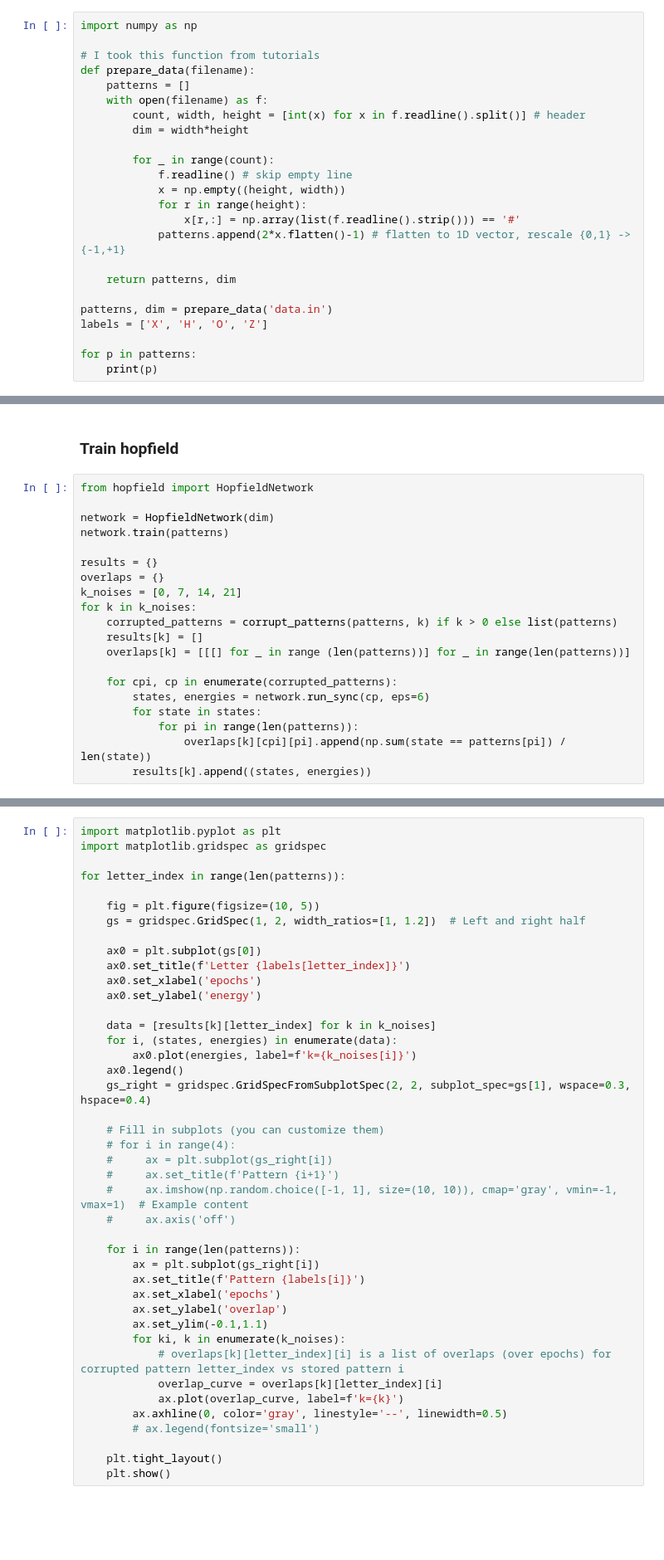
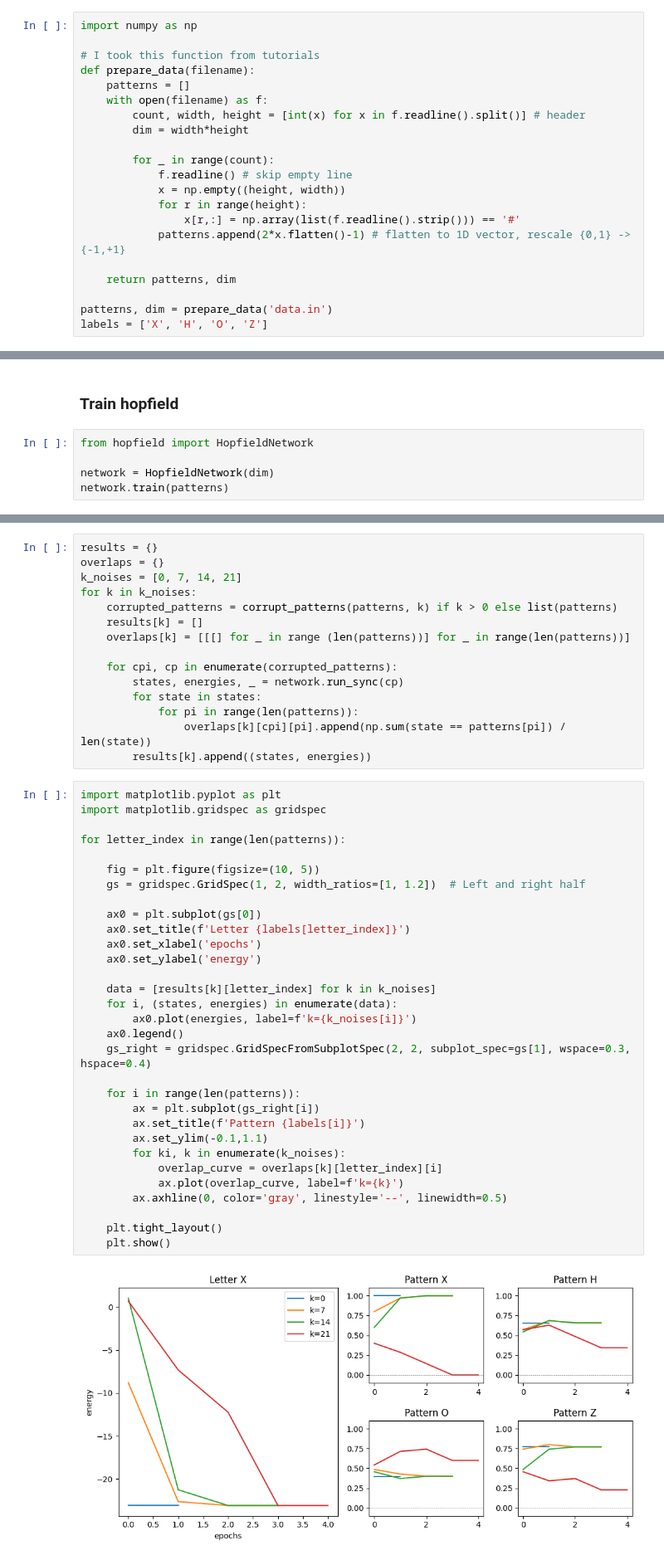
Before and after one commit to misosvec/neural-networks-assignments, a Jupyter notebook: hopfield-network/main.ipynb, the cells around one changed output, grey strips where cells are left out. Shown at 83% size. Cells and saved outputs as stored; diff of their text form; blank space fills up the shorter version.

```diff
--- a/hopfield-network/main.ipynb
+++ b/hopfield-network/main.ipynb
@@ -25,6 +25,3 @@ def prepare_data(filename):
 
 patterns, dim = prepare_data('data.in')
 labels = ['X', 'H', 'O', 'Z']
-
-for p in patterns:
-    print(p)
@@ -66,18 +43,3 @@ from hopfield import HopfieldNetwork
 
 network = HopfieldNetwork(dim)
 network.train(patterns)
-
-results = {}
-overlaps = {}
-k_noises = [0, 7, 14, 21]
-for k in k_noises:
-    corrupted_patterns = corrupt_patterns(patterns, k) if k > 0 else list(patterns)
-    results[k] = []
-    overlaps[k] = [[[] for _ in range (len(patterns))] for _ in range(len(patterns))]
-
-    for cpi, cp in enumerate(corrupted_patterns):
-        states, energies = network.run_sync(cp, eps=6)
-        for state in states:
-            for pi in range(len(patterns)):
-                overlaps[k][cpi][pi].append(np.sum(state == patterns[pi]) / len(state))
-        results[k].append((states, energies))
@@ -84,42 +48,48 @@ for k in k_noises:
+# %%
+results = {}
+overlaps = {}
+k_noises = [0, 7, 14, 21]
+for k in k_noises:
+    corrupted_patterns = corrupt_patterns(patterns, k) if k > 0 else list(patterns)
+    results[k] = []
+    overlaps[k] = [[[] for _ in range (len(patterns))] for _ in range(len(patterns))]
+
+    for cpi, cp in enumerate(corrupted_patterns):
+        states, energies, _ = network.run_sync(cp)
+        for state in states:
+            for pi in range(len(patterns)):
+                overlaps[k][cpi][pi].append(np.sum(state == patterns[pi]) / len(state))
+        results[k].append((states, energies))
 # %%
 import matplotlib.pyplot as plt
 import matplotlib.gridspec as gridspec
 
 for letter_index in range(len(patterns)):
 
     fig = plt.figure(figsize=(10, 5))
     gs = gridspec.GridSpec(1, 2, width_ratios=[1, 1.2])  # Left and right half
 
     ax0 = plt.subplot(gs[0])
     ax0.set_title(f'Letter {labels[letter_index]}')
     ax0.set_xlabel('epochs')
     ax0.set_ylabel('energy')
 
     data = [results[k][letter_index] for k in k_noises]
     for i, (states, energies) in enumerate(data):
         ax0.plot(energies, label=f'k={k_noises[i]}')
     ax0.legend()
     gs_right = gridspec.GridSpecFromSubplotSpec(2, 2, subplot_spec=gs[1], wspace=0.3, hspace=0.4)
 
-    # Fill in subplots (you can customize them)
-    # for i in range(4):
-    #     ax = plt.subplot(gs_right[i])
-    #     ax.set_title(f'Pattern {i+1}')
-    #     ax.imshow(np.random.choice([-1, 1], size=(10, 10)), cmap='gray', vmin=-1, vmax=1)  # Example content
-    #     ax.axis('off')
-
     for i in range(len(patterns)):
         ax = plt.subplot(gs_right[i])
         ax.set_title(f'Pattern {labels[i]}')
-        ax.set_xlabel('epochs')
-        ax.set_ylabel('overlap')
         ax.set_ylim(-0.1,1.1)
         for ki, k in enumerate(k_noises):
-            # overlaps[k][letter_index][i] is a list of overlaps (over epochs) for corrupted pattern letter_index vs stored pattern i
             overlap_curve = overlaps[k][letter_index][i]
             ax.plot(overlap_curve, label=f'k={k}')
         ax.axhline(0, color='gray', linestyle='--', linewidth=0.5)
-        # ax.legend(fontsize='small')
 
     plt.tight_layout()
     plt.show()
+# %% [output]
+[figure, added]
```
Also changed, not shown: parts of 8 cells of this notebook, 1 other file.
